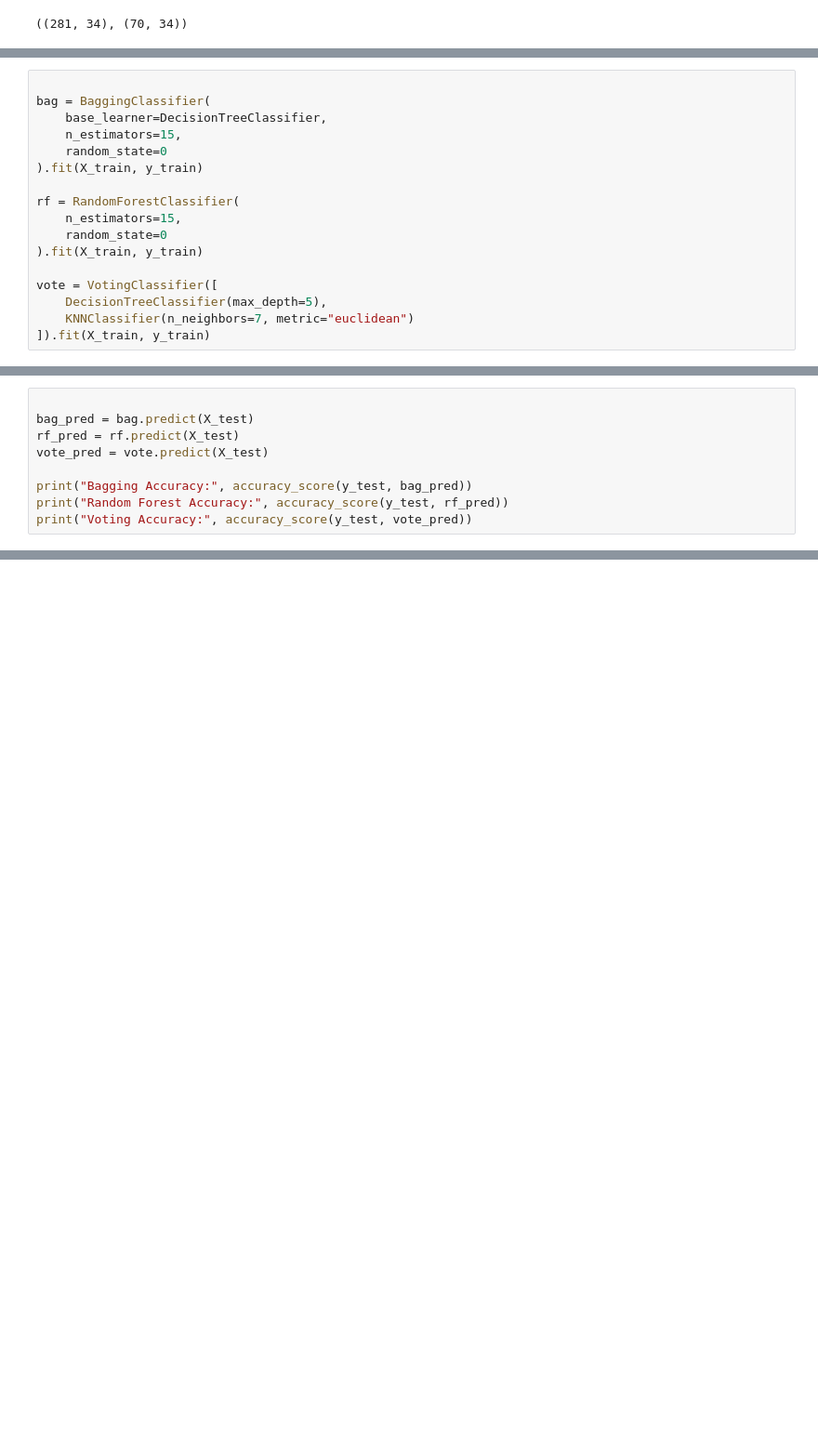
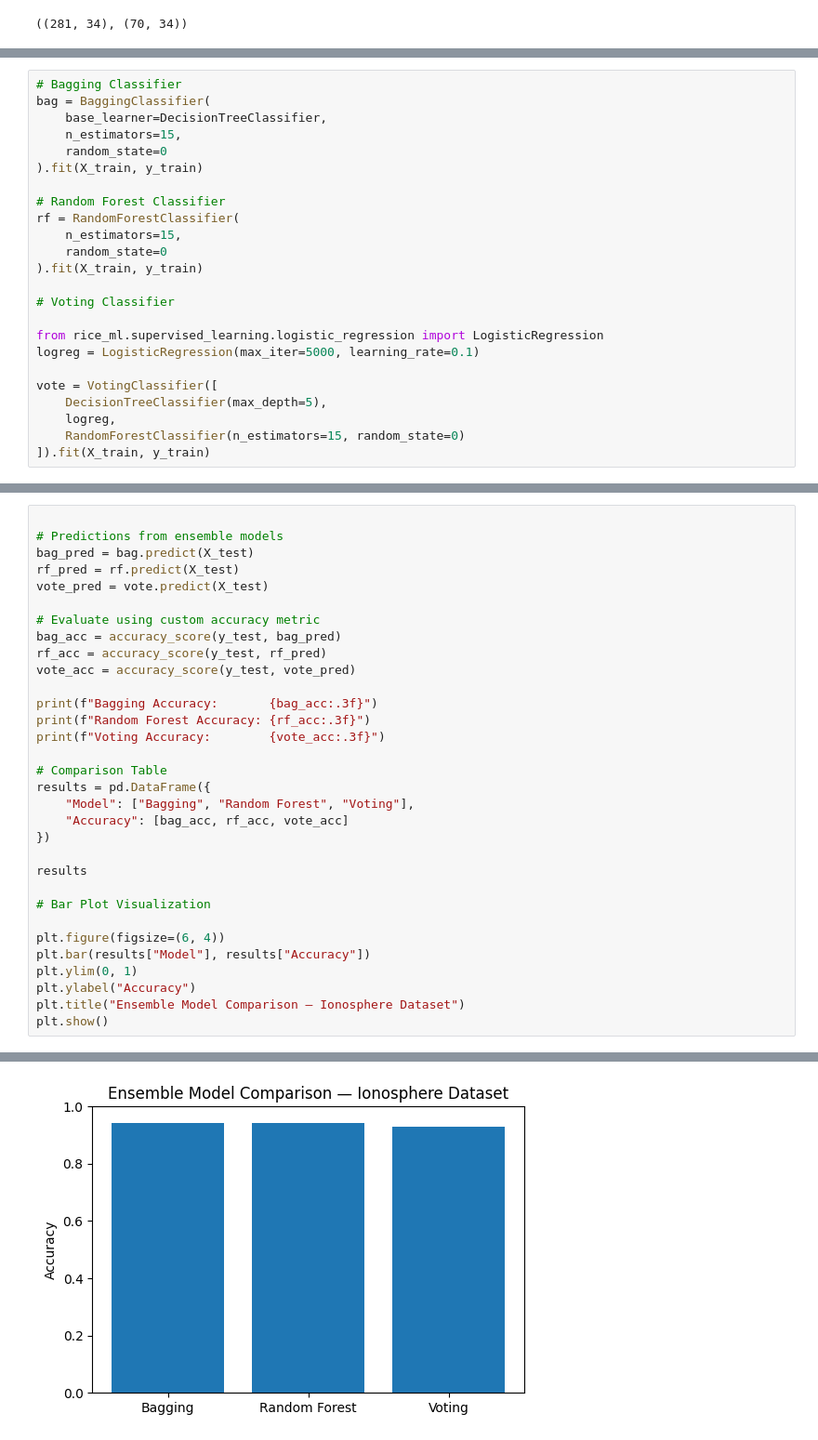
Before and after one commit to gwenfitz/fitzsimmons-cmor-438, a Jupyter notebook: notebooks/supervised_learning/Ensemble Methods/ensemble_methods_example.ipynb, the cells around one changed output, grey strips where cells are left out. Shown: that part at 93% size. Drawn from its saved outputs; the diff is of its cells as text; blank space fills up the shorter version.

```diff
--- a/notebooks/supervised_learning/Ensemble Methods/ensemble_methods_example.ipynb
+++ b/notebooks/supervised_learning/Ensemble Methods/ensemble_methods_example.ipynb
@@ -156,21 +297,28 @@ Given classifiers \( h_1, h_2, \dots, h_T \):
 
 ---
 # %%
-
+# Bagging Classifier
 bag = BaggingClassifier(
     base_learner=DecisionTreeClassifier,
     n_estimators=15,
     random_state=0
 ).fit(X_train, y_train)
 
+# Random Forest Classifier
 rf = RandomForestClassifier(
     n_estimators=15,
     random_state=0
 ).fit(X_train, y_train)
 
+# Voting Classifier
+
+from rice_ml.supervised_learning.logistic_regression import LogisticRegression
+logreg = LogisticRegression(max_iter=5000, learning_rate=0.1)
+
 vote = VotingClassifier([
     DecisionTreeClassifier(max_depth=5),
-    KNNClassifier(n_neighbors=7, metric="euclidean")
+    logreg,
+    RandomForestClassifier(n_estimators=15, random_state=0)
 ]).fit(X_train, y_train)
 # %% [markdown]
 
@@ -187,11 +343,34 @@ We use our own metric:
 ---
 # %%
 
+# Predictions from ensemble models
 bag_pred = bag.predict(X_test)
 rf_pred = rf.predict(X_test)
 vote_pred = vote.predict(X_test)
 
-print("Bagging Accuracy:", accuracy_score(y_test, bag_pred))
-print("Random Forest Accuracy:", accuracy_score(y_test, rf_pred))
-print("Voting Accuracy:", accuracy_score(y_test, vote_pred))
+# Evaluate using custom accuracy metric
+bag_acc = accuracy_score(y_test, bag_pred)
+rf_acc = accuracy_score(y_test, rf_pred)
+vote_acc = accuracy_score(y_test, vote_pred)
+
+print(f"Bagging Accuracy:       {bag_acc:.3f}")
+print(f"Random Forest Accuracy: {rf_acc:.3f}")
+print(f"Voting Accuracy:        {vote_acc:.3f}")
+
+# Comparison Table
+results = pd.DataFrame({
+    "Model": ["Bagging", "Random Forest", "Voting"],
+    "Accuracy": [bag_acc, rf_acc, vote_acc]
+})
+
+results
+
+# Bar Plot Visualization
+
+plt.figure(figsize=(6, 4))
+plt.bar(results["Model"], results["Accuracy"])
+plt.ylim(0, 1)
+plt.ylabel("Accuracy")
+plt.title("Ensemble Model Comparison — Ionosphere Dataset")
+plt.show()
 # %% [output]
@@ -201,3 +380,4 @@ Voting Accuracy: 0.8857142857142857
+[figure, added]
 # %% [markdown]
 
 ---
```
Also changed, not shown: parts of 22 cells of this notebook.
